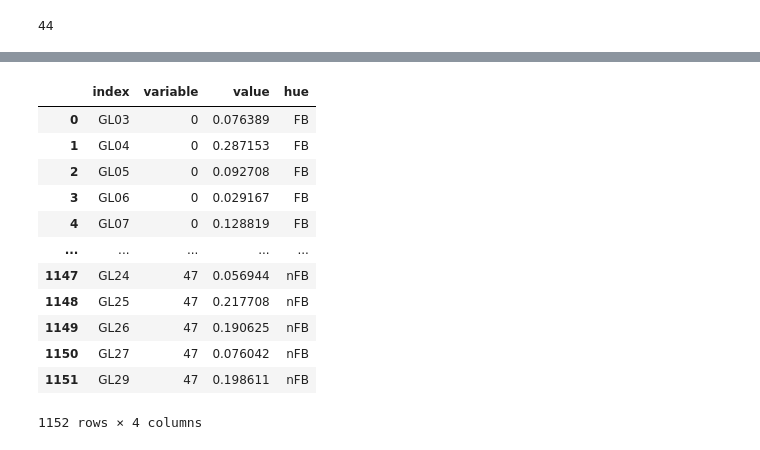
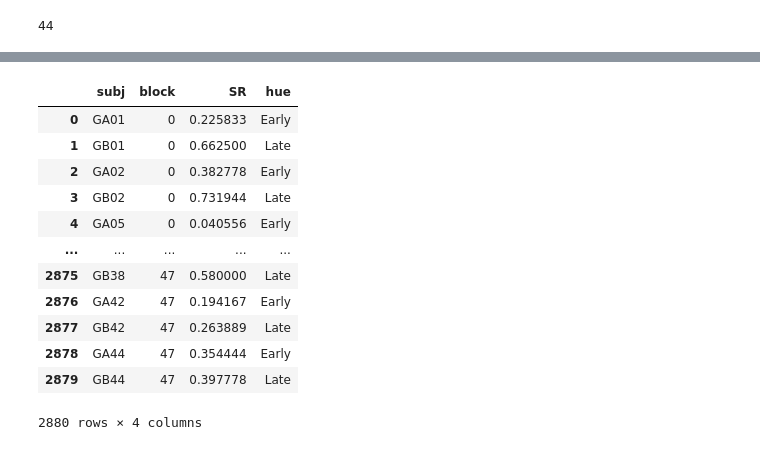
Before and after one commit to psb629/labs, a Jupyter notebook: GA/scripts/Behavior_analysis.ipynb, the cells around one changed output, grey strips where cells are left out. Drawn from its saved outputs; the diff is of its cells as text; code cells hidden in the pictures.

```diff
--- a/GA/scripts/Behavior_analysis.ipynb
+++ b/GA/scripts/Behavior_analysis.ipynb
@@ -36,7 +36,7 @@ sigma_3 = 0.997300203937
 sec_per_trial = 5  ## time spend(second) in each trial
 ntrial = 12
 nblock = 8
-tt = nblock*6 # total number of blocks = 8 blocks/run * 6 runs
+ttt = nblock*6 # total number of blocks = 8 blocks/run * 6 runs
 # %%
 def convert_ID(ID):
     ##################   ##################
@@ -132,6 +132,7 @@ for subj, rr in rew.items():
     temp = list(rr)
     for ii,ss in enumerate(temp):
         df.loc[subj,ii] = ss
+df = df[range(ttt)]
 df
 # %% [output]
 |  | 0 | 1 | 2 | 3 | 4 | 5 | 6 | 7 | 8 | 9 | ... | ... |
@@ -164,19 +156,20 @@ Text(0.5, 0, 'blocks')
 # %%
 ## wide to long
-dk = df.reset_index().melt(id_vars='index' ,value_vars=df.columns[:tt])
-dk['hue'] = ['FB' if (col%2==0) else 'nFB' for col in dk['variable']]
+dk = df.reset_index().melt(id_vars='index' ,value_vars=df.columns)
+dk = dk.rename(columns={"index": "subj", "variable": "block", "value": "SR"}, errors="raise")
+dk['hue'] = ['Early' if (subj[1]=='A') else 'Late' for subj in dk['subj']]
 dk
 # %% [output]
-|  | index | variable | value | hue |
-| 0 | GL03 | 0 | 0.076389 | FB |
-| 1 | GL04 | 0 | 0.287153 | FB |
-| 2 | GL05 | 0 | 0.092708 | FB |
-| 3 | GL06 | 0 | 0.029167 | FB |
-| 4 | GL07 | 0 | 0.128819 | FB |
+|  | subj | block | SR | hue |
+| 0 | GA01 | 0 | 0.225833 | Early |
+| 1 | GB01 | 0 | 0.662500 | Late |
+| 2 | GA02 | 0 | 0.382778 | Early |
+| 3 | GB02 | 0 | 0.731944 | Late |
+| 4 | GA05 | 0 | 0.040556 | Early |
 | ... | ... | ... | ... | ... |
-| 1147 | GL24 | 47 | 0.056944 | nFB |
-| 1148 | GL25 | 47 | 0.217708 | nFB |
-| 1149 | GL26 | 47 | 0.190625 | nFB |
-| 1150 | GL27 | 47 | 0.076042 | nFB |
-| 1151 | GL29 | 47 | 0.198611 | nFB |
+| 2875 | GB38 | 47 | 0.580000 | Late |
+| 2876 | GA42 | 47 | 0.194167 | Early |
+| 2877 | GB42 | 47 | 0.263889 | Late |
+| 2878 | GA44 | 47 | 0.354444 | Early |
+| 2879 | GB44 | 47 | 0.397778 | Late |
-1152 rows × 4 columns
+2880 rows × 4 columns
```
Also changed, not shown: parts of 9 cells of this notebook.
